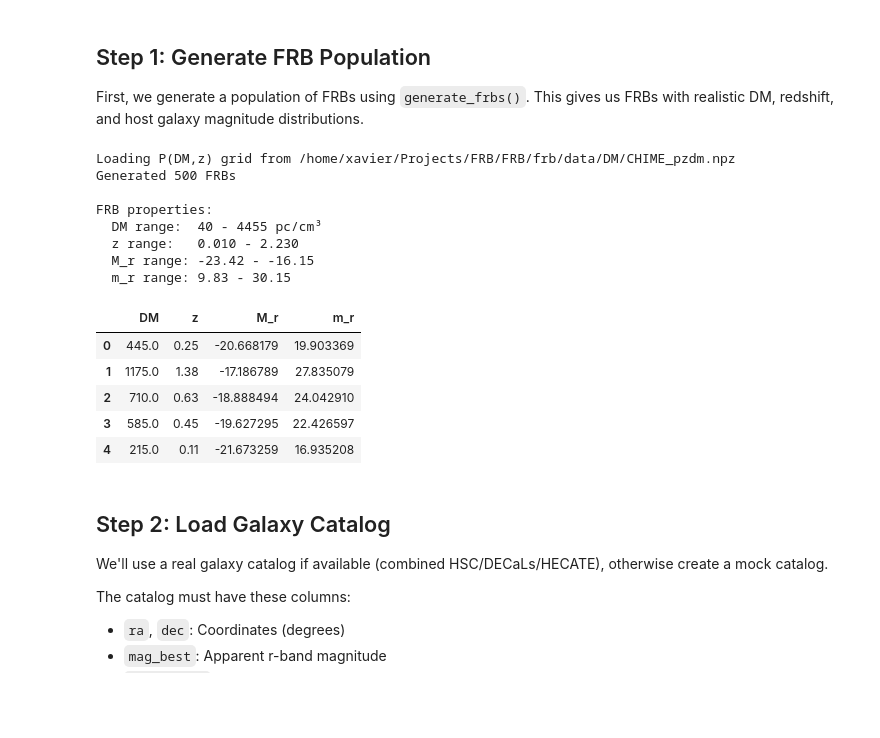
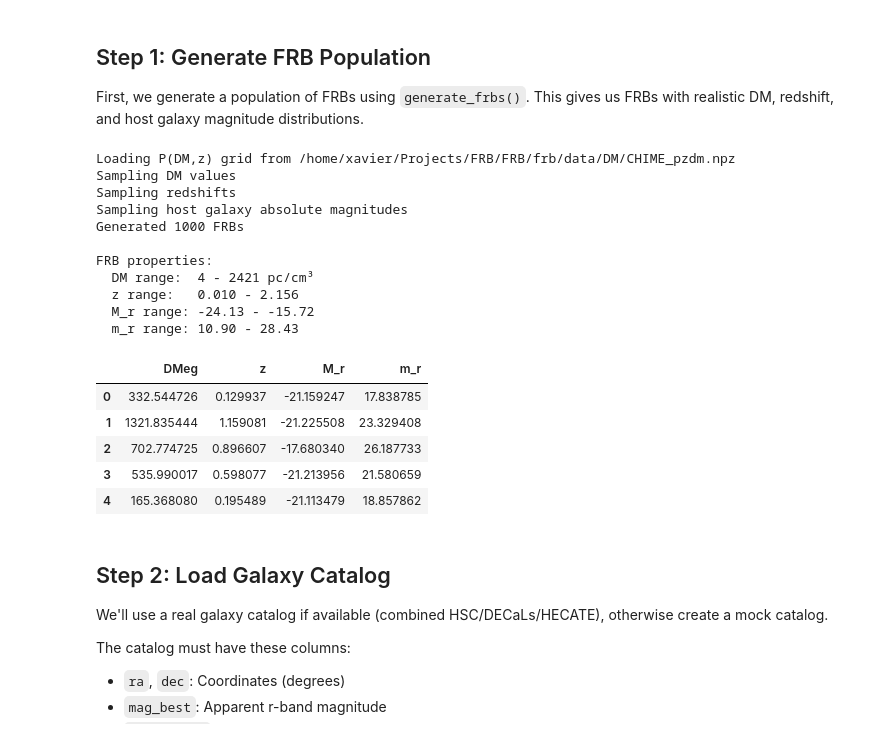
Before and after one commit to FRBs/astropath, a Jupyter notebook: docs/nb/Simulate_Assign_FRBs.ipynb, the cells around one changed output. Saved outputs shown, nothing was run; the diff lists cells and outputs as text; code cells hidden in the pictures; blank space fills up the shorter version.

```diff
--- a/docs/nb/Simulate_Assign_FRBs.ipynb
+++ b/docs/nb/Simulate_Assign_FRBs.ipynb
@@ -31,35 +33,41 @@ from astropath.simulations import generate_frbs, assign_frbs_to_hosts
 
 First, we generate a population of FRBs using `generate_frbs()`. This gives us FRBs with realistic DM, redshift, and host galaxy magnitude distributions.
 # %%
-# Generate 500 CHIME FRBs
-n_frbs = 500
+# Generate 500 CHIME FRBs following the Cat1 DM distribution
+n_frbs = 1000
 seed = 42
 
-frbs = generate_frbs(n_frbs, 'CHIME', seed=seed)
+#frbs = generate_frbs(n_frbs, 'CHIME', seed=seed)
+DMeg = load_chime_cat1_DMeg()
+frbs = generate_frbs(n_frbs, 'CHIME', seed=seed,
+        dm_catalog=DMeg, dm_range=(0., 3000.))
 
 print(f"Generated {len(frbs)} FRBs")
 print(f"\nFRB properties:")
-print(f"  DM range:  {frbs['DM'].min():.0f} - {frbs['DM'].max():.0f} pc/cm³")
+print(f"  DM range:  {frbs['DMeg'].min():.0f} - {frbs['DMeg'].max():.0f} pc/cm³")
 print(f"  z range:   {frbs['z'].min():.3f} - {frbs['z'].max():.3f}")
 print(f"  M_r range: {frbs['M_r'].min():.2f} - {frbs['M_r'].max():.2f}")
 print(f"  m_r range: {frbs['m_r'].min():.2f} - {frbs['m_r'].max():.2f}")
 
 frbs.head()
 # %% [output]
 Loading P(DM,z) grid from /home/xavier/Projects/FRB/FRB/frb/data/DM/CHIME_pzdm.npz
-Generated 500 FRBs
+Sampling DM values
+Sampling redshifts
+Sampling host galaxy absolute magnitudes
+Generated 1000 FRBs
 
 FRB properties:
-  DM range:  40 - 4455 pc/cm³
-  z range:   0.010 - 2.230
-  M_r range: -23.42 - -16.15
-  m_r range: 9.83 - 30.15
+  DM range:  4 - 2421 pc/cm³
+  z range:   0.010 - 2.156
+  M_r range: -24.13 - -15.72
+  m_r range: 10.90 - 28.43
-|  | DM | z | M_r | m_r |
-| 0 | 445.0 | 0.25 | -20.668179 | 19.903369 |
-| 1 | 1175.0 | 1.38 | -17.186789 | 27.835079 |
-| 2 | 710.0 | 0.63 | -18.888494 | 24.042910 |
-| 3 | 585.0 | 0.45 | -19.627295 | 22.426597 |
-| 4 | 215.0 | 0.11 | -21.673259 | 16.935208 |
+|  | DMeg | z | M_r | m_r |
+| 0 | 332.544726 | 0.129937 | -21.159247 | 17.838785 |
+| 1 | 1321.835444 | 1.159081 | -21.225508 | 23.329408 |
+| 2 | 702.774725 | 0.896607 | -17.680340 | 26.187733 |
+| 3 | 535.990017 | 0.598077 | -21.213956 | 21.580659 |
+| 4 | 165.368080 | 0.195489 | -21.113479 | 18.857862 |
 # %% [markdown]
 ## Step 2: Load Galaxy Catalog
 
```
Also changed, not shown: parts of 6 cells of this notebook, 6 other files.
